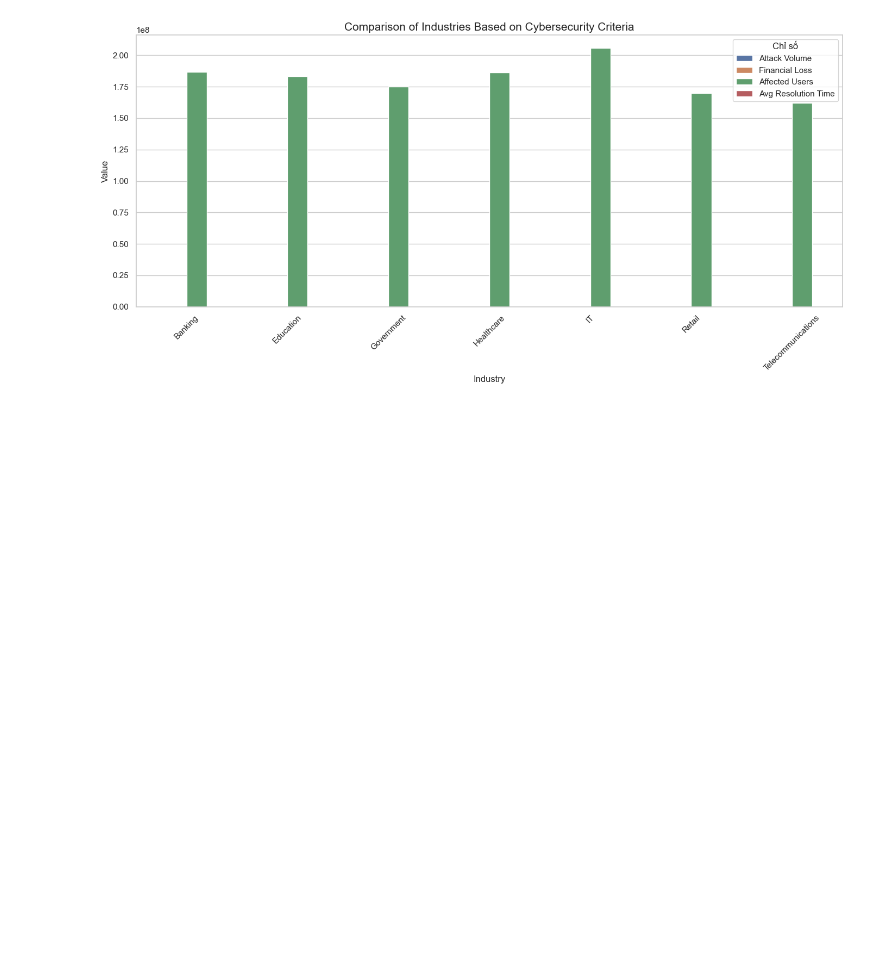
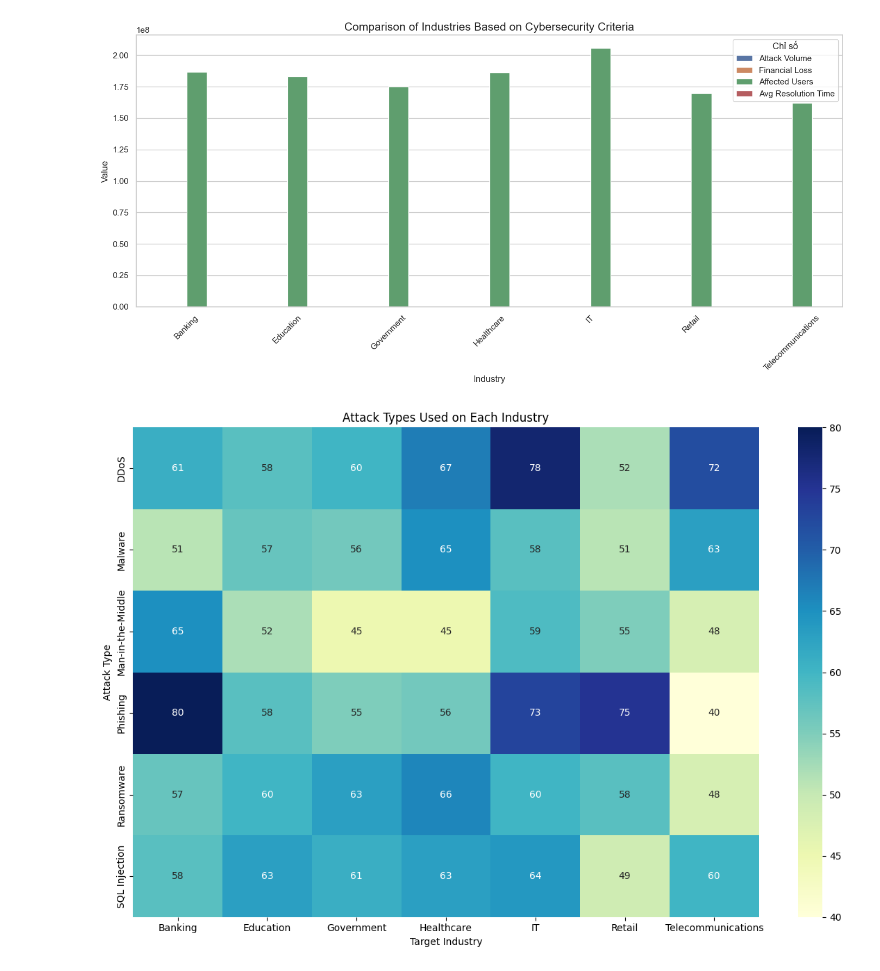
Before and after one commit to immaFrogUwU/Cyber-Security-Threats, a Jupyter notebook: Data_Storytelling_Cyber_Security_Threats.ipynb, the cells around one changed output. Cells and saved outputs as stored; diff of their text form; code cells hidden in the pictures; blank space fills up the shorter version.

Commit message:
atk type

```diff
--- a/Data_Storytelling_Cyber_Security_Threats.ipynb
+++ b/Data_Storytelling_Cyber_Security_Threats.ipynb
@@ -286,3 +286,24 @@ plt.tight_layout()
 plt.show()
 # %% [output]
 [figure]
+# %%
+# Group by Attack Type and Target Industry, then count occurrences
+industry_attack_counts = cybersec_cleaned.groupby(['Attack Type', 'Target Industry']).size().unstack(fill_value=0)
+
+
+
+
+# Create the heatmap
+plt.figure(figsize=(12, 8))
+sns.heatmap(industry_attack_counts, annot=True, fmt='d', cmap='YlGnBu')
+
+
+
+
+plt.title('Attack Types Used on Each Industry')
+plt.xlabel('Target Industry')
+plt.ylabel('Attack Type')
+plt.tight_layout()
+plt.show()
+# %% [output]
+[figure, added]
```
Also changed, not shown: parts of 3 cells of this notebook.
